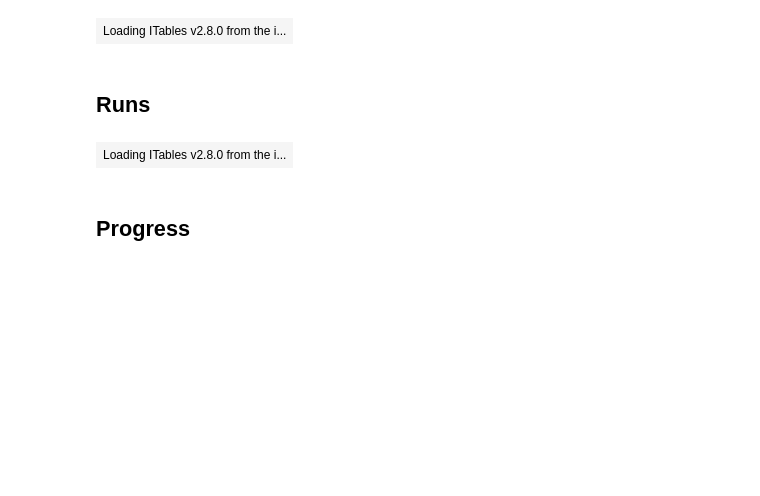
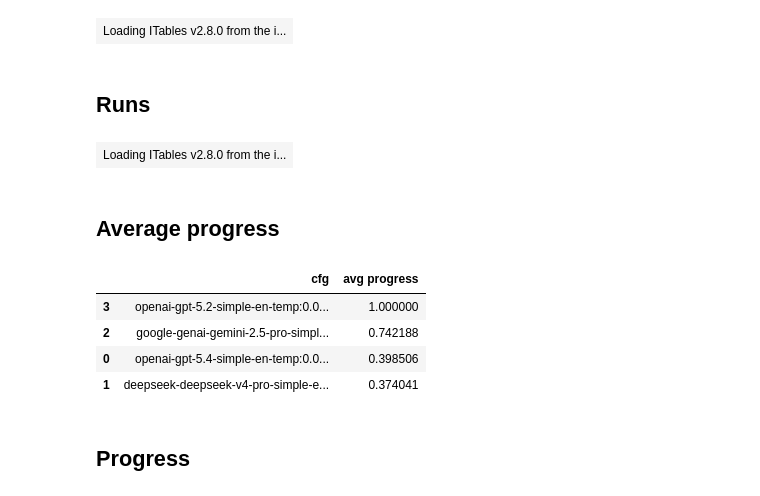
Before and after one commit to PUC-Behring-Institute-for-AI/umllm, a Jupyter notebook: evaluations/plot.ipynb, the cells around one changed output. Cells and saved outputs as stored; diff of their text form; code cells hidden in the pictures; blank space fills up the shorter version.

```diff
--- a/evaluations/plot.ipynb
+++ b/evaluations/plot.ipynb
@@ -95,6 +96,30 @@ TEMPERATURE = RUNS_DF['temperature'].unique()
 SEED = RUNS_DF['seed'].unique()
 TRUNCATE = RUNS_DF['truncate'].unique()
 PROD_MODEL_CONFIG = list(itertools.product(MODEL, PROMPT, TEMPERATURE, TRUNCATE))
+# %% [markdown]
+## Average progress
+# %%
+def getcfg():
+    tab = {}
+    for model, prompt, temp, tr in PROD_MODEL_CONFIG:
+        t = RUNS_DF[
+            (RUNS_DF['model'] == model)
+            & (RUNS_DF['prompt'] == prompt)
+            & (RUNS_DF['temperature'] == temp)
+            & (RUNS_DF['truncate'] == tr)
+        ].sort_values('cycles')
+        label = f'{model}-{prompt}-temp:{temp}-tr:{tr}'
+        tab[label] = t
+    return tab
+CFG = getcfg()
+# %%
+pd.DataFrame({'cfg': k, 'avg progress': v['progress'].mean()} for k, v in CFG.items()).sort_values(by=['avg progress'], ascending=False)
+# %% [output]
+|  | cfg | avg progress |
+| 3 | openai-gpt-5.2-simple-en-temp:0.0... | 1.000000 |
+| 2 | google-genai-gemini-2.5-pro-simpl... | 0.742188 |
+| 0 | openai-gpt-5.4-simple-en-temp:0.0... | 0.398506 |
+| 1 | deepseek-deepseek-v4-pro-simple-e... | 0.374041 |
 # %% [markdown]
 ## Progress
 # %%
```
Also changed, not shown: parts of 8 cells of this notebook, 3 other files.
